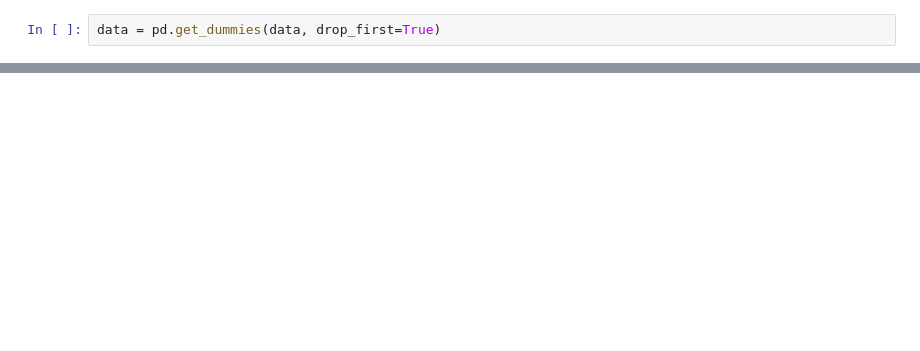
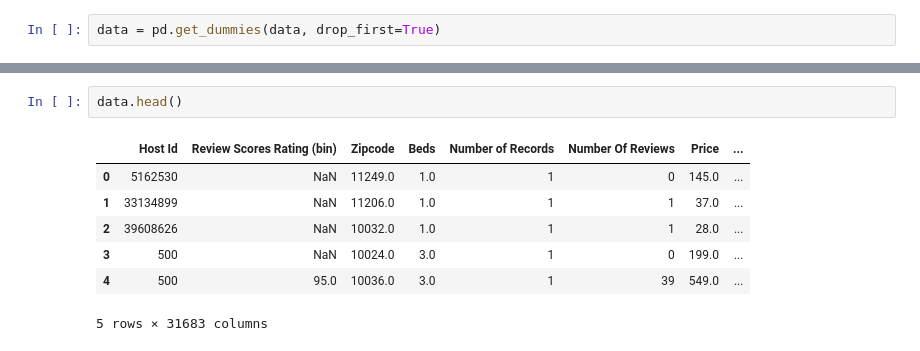
Before and after one commit to taliahtarik/labs, a Jupyter notebook: 04_hedonic_pricing.ipynb, the cells around one changed output, grey strips where cells are left out. Drawn from its saved outputs; the diff is of its cells as text; blank space fills up the shorter version.

```diff
--- a/04_hedonic_pricing.ipynb
+++ b/04_hedonic_pricing.ipynb
@@ -108,0 +92,10 @@ print(f"Complex Model - Train RMSE: {train_rmse_complex}, Test RMSE: {test_rmse_
+# %%
+data.head()
+# %% [output]
+|  | Host Id | Review Scores Rating (bin) | Zipcode | Beds | Number of Records | Number Of Reviews | Price | ... |
+| 0 | 5162530 | NaN | 11249.0 | 1.0 | 1 | 0 | 145.0 | ... |
+| 1 | 33134899 | NaN | 11206.0 | 1.0 | 1 | 1 | 37.0 | ... |
+| 2 | 39608626 | NaN | 10032.0 | 1.0 | 1 | 1 | 28.0 | ... |
+| 3 | 500 | NaN | 10024.0 | 3.0 | 1 | 0 | 199.0 | ... |
+| 4 | 500 | 95.0 | 10036.0 | 3.0 | 1 | 39 | 549.0 | ... |
+5 rows × 31683 columns
```
Also changed, not shown: parts of 8 cells of this notebook.
